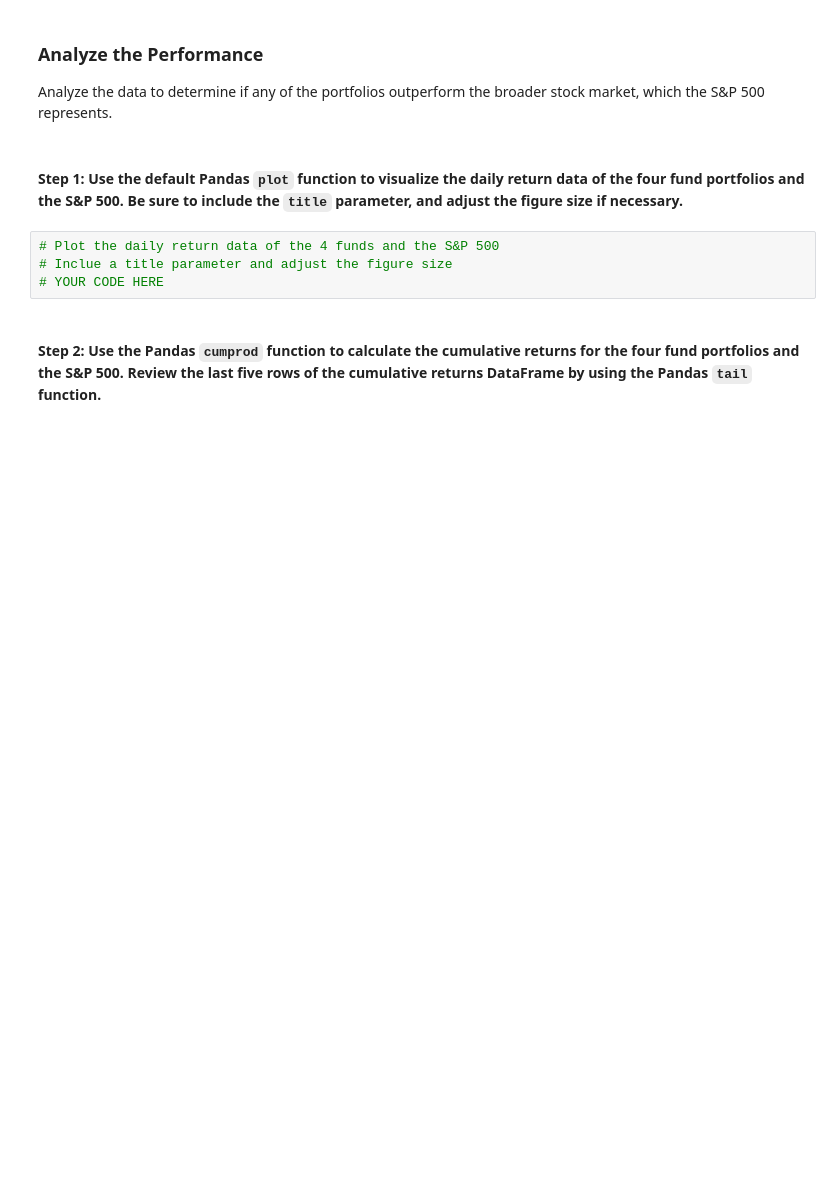
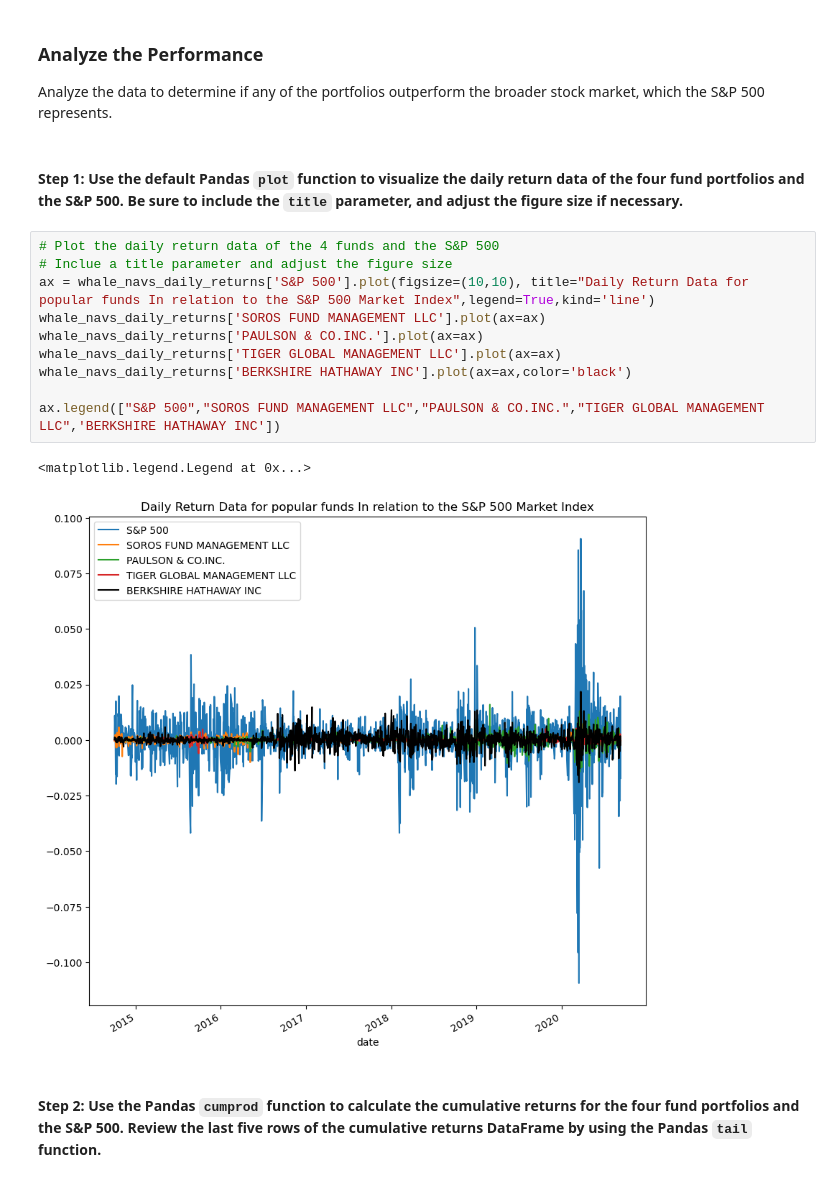
Before and after one commit to najibabounasr/Berkley-Bootcamp---Risk-Return-Analysis-Program, a Jupyter notebook: risk_return_analysis.ipynb, the cells around one changed output. Cells and saved outputs as stored; diff of their text form; blank space fills up the shorter version.

Commit message:
v.1.1.5 : I have completed the performance analysis section, aswell as the volatility analysis. Plots aswell as dataframe visualizations were added to present the data for analysis

```diff
--- a/risk_return_analysis.ipynb
+++ b/risk_return_analysis.ipynb
@@ -148,10 +157,19 @@ The analysis has several components: performance, volatility, risk, risk-return
 Analyze the data to determine if any of the portfolios outperform the broader stock market, which the S&P 500 represents.
 # %% [markdown]
 #### Step 1:  Use the default Pandas `plot` function to visualize the daily return data of the four fund portfolios and the S&P 500. Be sure to include the `title` parameter, and adjust the figure size if necessary.
-# %%
-# Plot the daily return data of the 4 funds and the S&P 500
-# Inclue a title parameter and adjust the figure size
-# YOUR CODE HERE
+# %%
+# Plot the daily return data of the 4 funds and the S&P 500
+# Inclue a title parameter and adjust the figure size
+ax = whale_navs_daily_returns['S&P 500'].plot(figsize=(10,10), title="Daily Return Data for popular funds In relation to the S&P 500 Market Index",legend=True,kind='line')
+whale_navs_daily_returns['SOROS FUND MANAGEMENT LLC'].plot(ax=ax)
+whale_navs_daily_returns['PAULSON & CO.INC.'].plot(ax=ax)
+whale_navs_daily_returns['TIGER GLOBAL MANAGEMENT LLC'].plot(ax=ax)
+whale_navs_daily_returns['BERKSHIRE HATHAWAY INC'].plot(ax=ax,color='black')
+
+ax.legend(["S&P 500","SOROS FUND MANAGEMENT LLC","PAULSON & CO.INC.","TIGER GLOBAL MANAGEMENT LLC",'BERKSHIRE HATHAWAY INC'])
+# %% [output]
+<matplotlib.legend.Legend at 0x...>
+[figure, added]
 # %% [markdown]
 #### Step 2: Use the Pandas `cumprod` function to calculate the cumulative returns for the four fund portfolios and the S&P 500. Review the last five rows of the cumulative returns DataFrame by using the Pandas `tail` function.
 # %%
```
Also changed, not shown: parts of 8 cells of this notebook.
